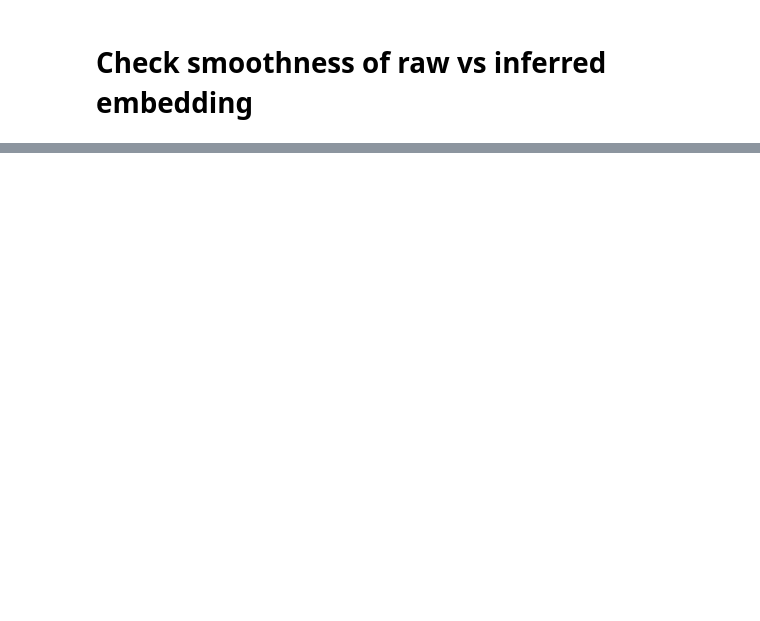
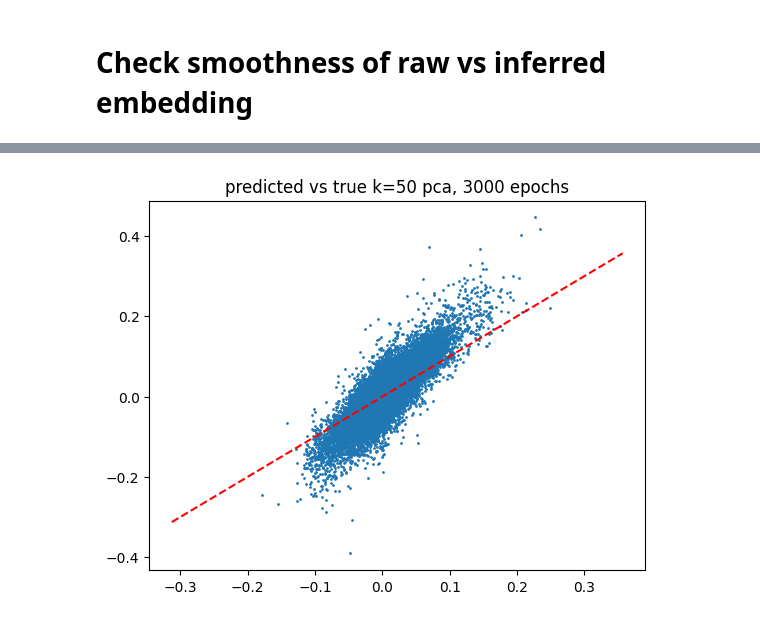
Before and after one commit to bbrener1/RNAForecasterPaperCode, a Jupyter notebook: PancreasSplicingAnalysis/prediction_roughness_comparisons.ipynb, the cells around one changed output, grey strips where cells are left out. Drawn from its saved outputs; the diff is of its cells as text; code cells hidden in the pictures; blank space fills up the shorter version.

```diff
--- a/PancreasSplicingAnalysis/prediction_roughness_comparisons.ipynb
+++ b/PancreasSplicingAnalysis/prediction_roughness_comparisons.ipynb
@@ -240,14 +350,14 @@ plt.show()
 # %%
 # # PCA prediction
 
-# params = {
-#     "hiddenLayerNodes": 1000,
-#     "batchSize": 200,
-#     "learningRate":1e-4,
-#     "nEpochs":300
-# }
+params = {
+    "hiddenLayerNodes": 50,
+    "batchSize": 200,
+    "learningRate":1e-4,
+    "nEpochs":3000
+}
 
-# py_n.train(scv_pca_t0,scv_pca_t1,params=params)
+py_n.train(scv_pca_t0,scv_pca_t1,params=params)
 
 pca_futures = py_n.predict(scv_pca_t0,params={"damping":0.7,"tSteps":20})
 
@@ -255,13 +413,15 @@ pca_futures.shape
 # %%
 pca_predicted_delta = pca_futures[0] - scv_pca_t0
 
 plt.figure()
-plt.title("predicted vs true k=50 pca, 300 epochs")
+plt.title("predicted vs true k=50 pca, 3000 epochs")
 plt.scatter(pca_predicted_delta.flatten(),scv_pca_v.flatten(),s=1)
 axlim_min = min(min(pca_predicted_delta.flatten()),min(scv_pca_v.flatten())) * .8
 axlim_max = max(max(pca_predicted_delta.flatten()),max(scv_pca_v.flatten())) * .8
 plt.plot([axlim_min,axlim_max],[axlim_min,axlim_max],color='red',linestyle="--")
 plt.show()
+# %% [output]
+[figure, added]
 # %%
 pca_prediction_smoothness = local_velocity_smoothness(pca_predicted_delta,knn,metric='euclidean')
 pca_actual_smoothness = local_velocity_smoothness(scv_pca_v,knn,metric='euclidean')
```
Also changed, not shown: parts of 23 cells of this notebook, 10 other files.
